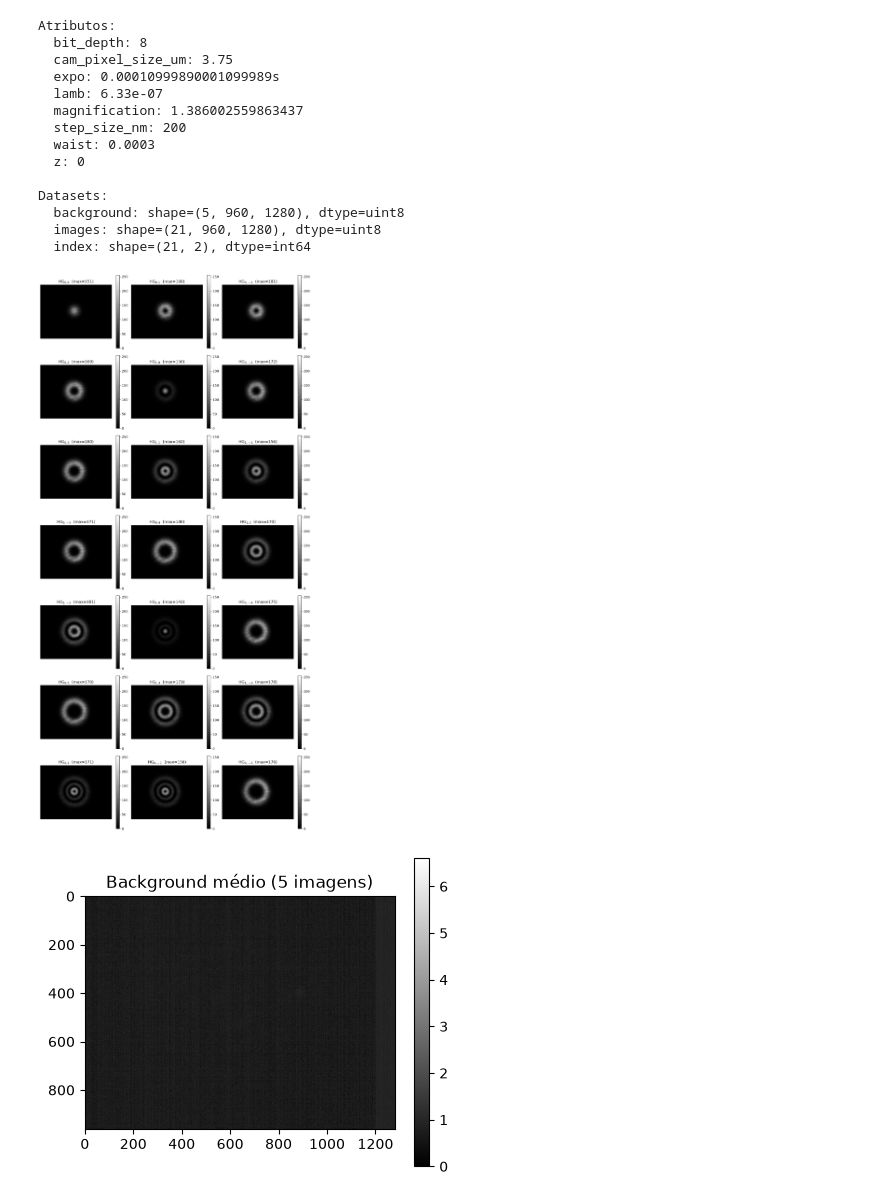
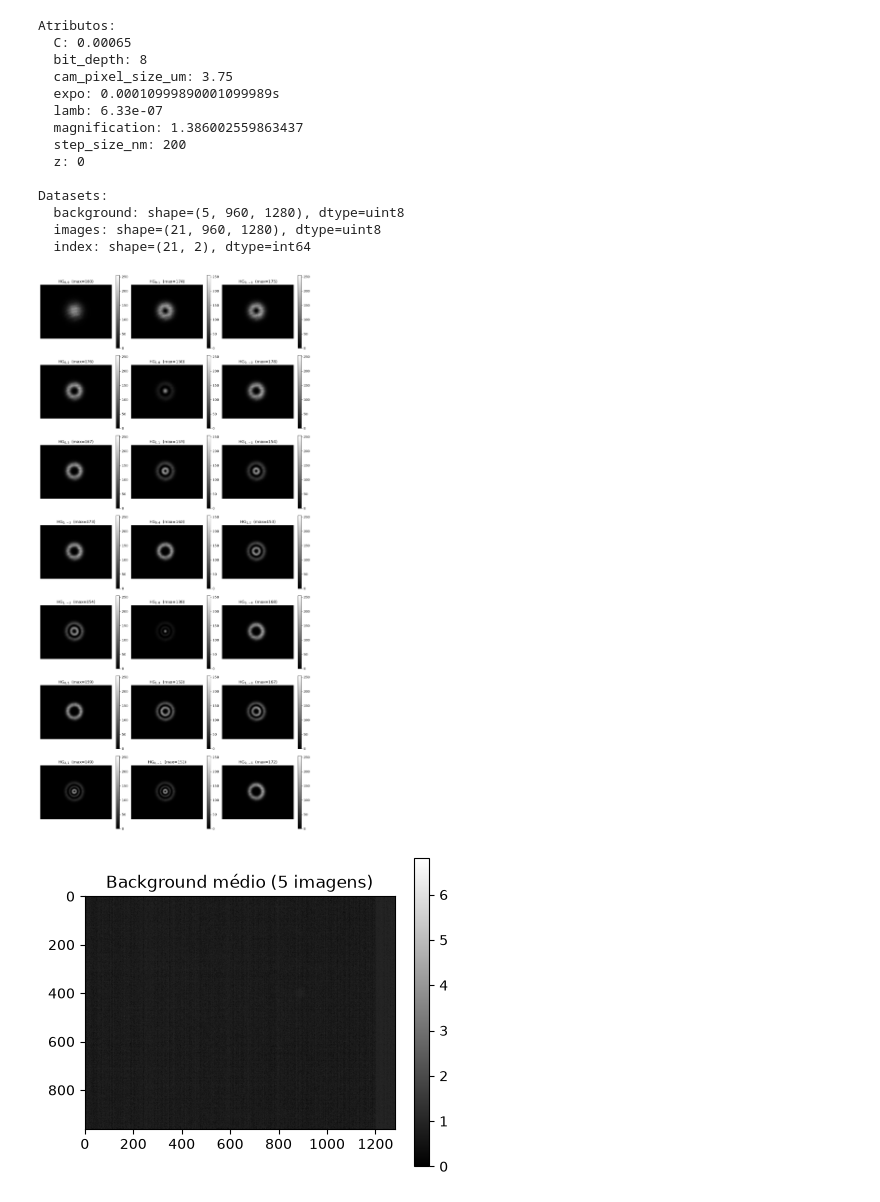
Before and after one commit to Altilano/Speckle, a Jupyter notebook: example_load_data.ipynb, the cells around one changed output. Saved outputs shown, nothing was run; the diff lists cells and outputs as text; code cells hidden in the pictures.

```diff
--- a/example_load_data.ipynb
+++ b/example_load_data.ipynb
@@ -5,7 +5,7 @@ import matplotlib.pyplot as plt
 
 FOLDER = "Amostras_10_2026_sample_plane/"  # ajuste para sua pasta
 
-with h5py.File(f"{FOLDER}data_LG.h5", "r") as file:
+with h5py.File(f"{FOLDER}data_LG_fix.h5", "r") as file:
     # Atributos
     print("Atributos:")
     for key, value in file.attrs.items():
@@ -31,33 +31,33 @@ for ax, img, (n, m) in zip(axes.ravel(), images, index):
     ax.set_title(f"HG$_{{{n},{m}}}$  (max={img.max()})")
     ax.axis("off")
     fig.colorbar(im, ax=ax, fraction=0.046)
 
 for ax in axes.ravel()[n_img:]:
     ax.axis("off")
 
 plt.tight_layout()
 plt.show()
 
 # Background médio (opcional)
 plt.figure(figsize=(5, 4))
 plt.imshow(background.mean(axis=0), cmap="gray")
 plt.title(f"Background médio ({len(background)} imagens)")
 plt.colorbar()
 plt.show()
 # %% [output]
 Atributos:
+  C: 0.00065
   bit_depth: 8
   cam_pixel_size_um: 3.75
   expo: 0.00010999890001099989s
   lamb: 6.33e-07
   magnification: 1.386002559863437
   step_size_nm: 200
-  waist: 0.0003
   z: 0
 
 Datasets:
   background: shape=(5, 960, 1280), dtype=uint8
   images: shape=(21, 960, 1280), dtype=uint8
   index: shape=(21, 2), dtype=int64
-[figure, old version]
+[figure, new version]
-[figure, old version]
+[figure, new version]
```
Also changed, not shown: 2 other files.
